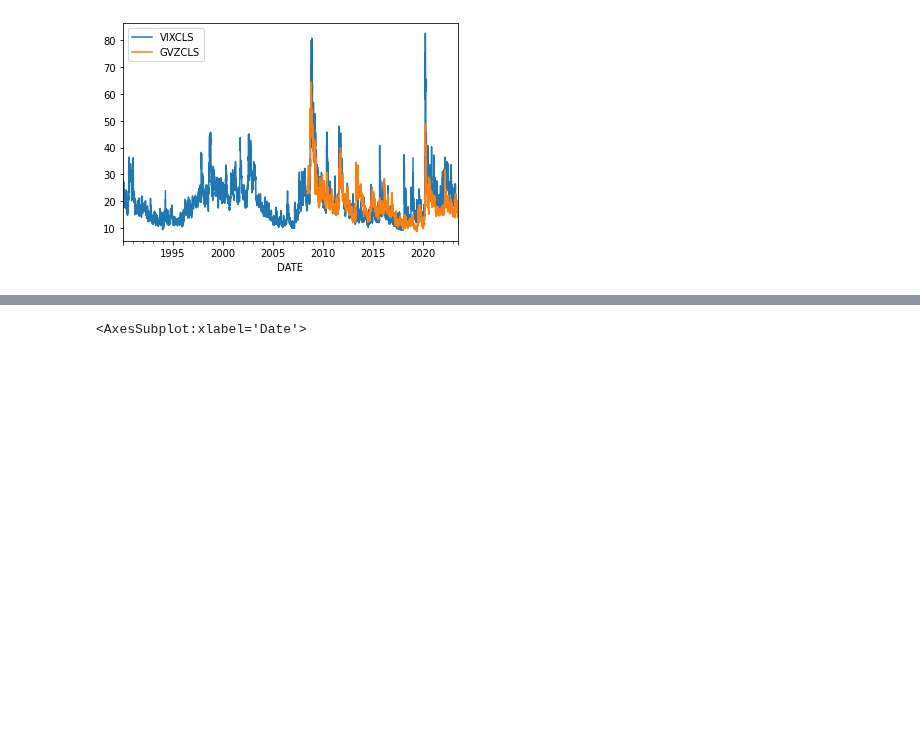
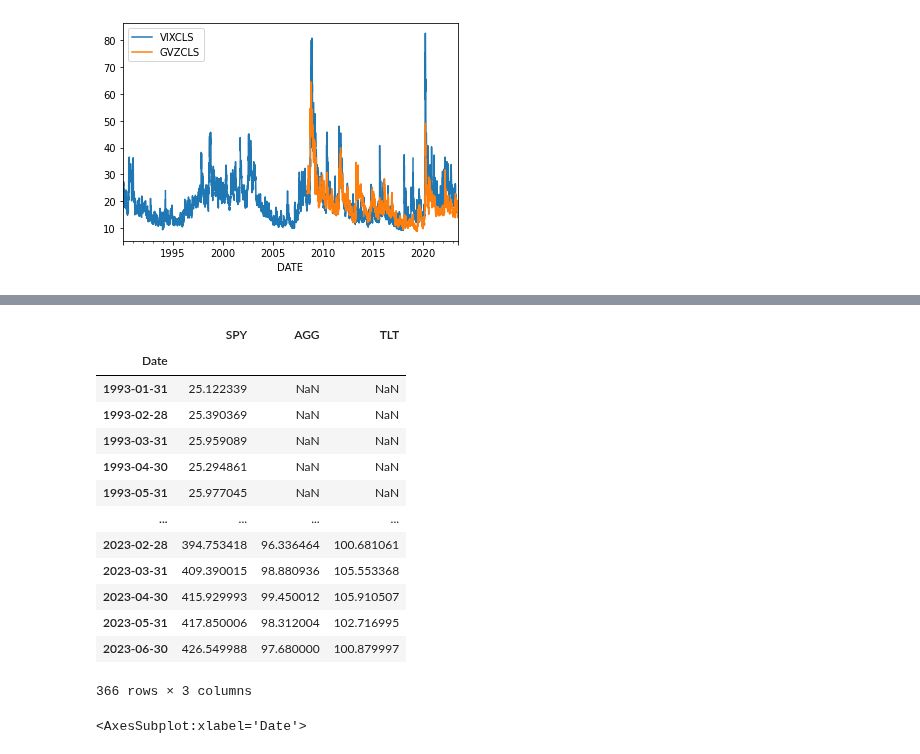
Before and after one commit to HTF1125/RobertLab, a Jupyter notebook: test.ipynb, the cells around one changed output, grey strips where cells are left out. Drawn from its saved outputs; the diff is of its cells as text; code cells hidden in the pictures; blank space fills up the shorter version.

```diff
--- a/test.ipynb
+++ b/test.ipynb
@@ -47 +140,18 @@ data.rolling(252, min_periods=200).mean().plot()
+# %%
+prices
+# %% [output]
+|  | SPY | AGG | TLT |
+| Date |  |  |  |
+| 1993-01-31 | 25.122339 | NaN | NaN |
+| 1993-02-28 | 25.390369 | NaN | NaN |
+| 1993-03-31 | 25.959089 | NaN | NaN |
+| 1993-04-30 | 25.294861 | NaN | NaN |
+| 1993-05-31 | 25.977045 | NaN | NaN |
+| ... | ... | ... | ... |
+| 2023-02-28 | 394.753418 | 96.336464 | 100.681061 |
+| 2023-03-31 | 409.390015 | 98.880936 | 105.553368 |
+| 2023-04-30 | 415.929993 | 99.450012 | 105.910507 |
+| 2023-05-31 | 417.850006 | 98.312004 | 102.716995 |
+| 2023-06-30 | 426.549988 | 97.680000 | 100.879997 |
+366 rows × 3 columns
 # %%
```
Also changed, not shown: parts of 14 cells of this notebook, 12 other files.
